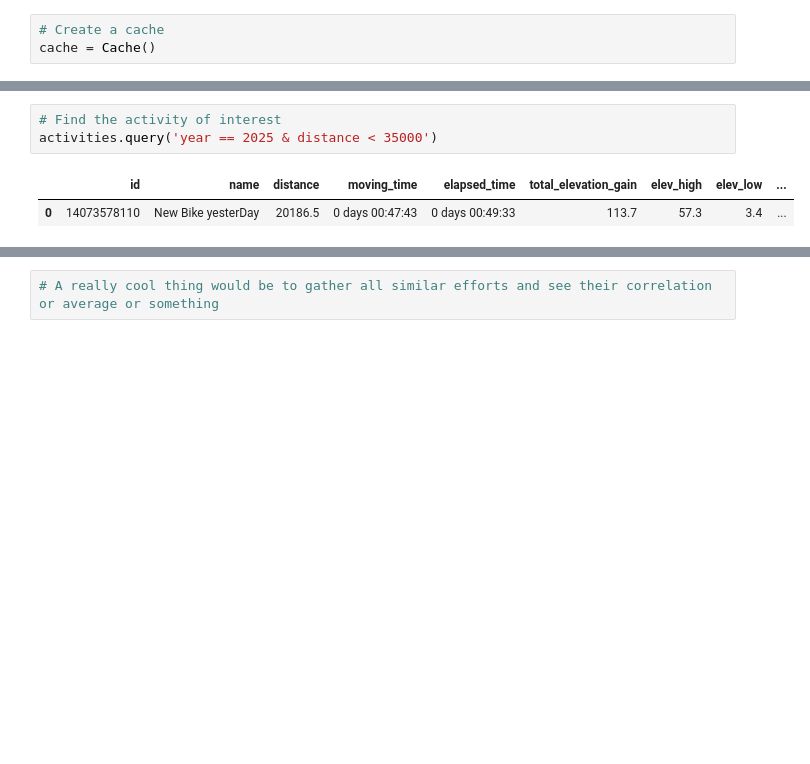
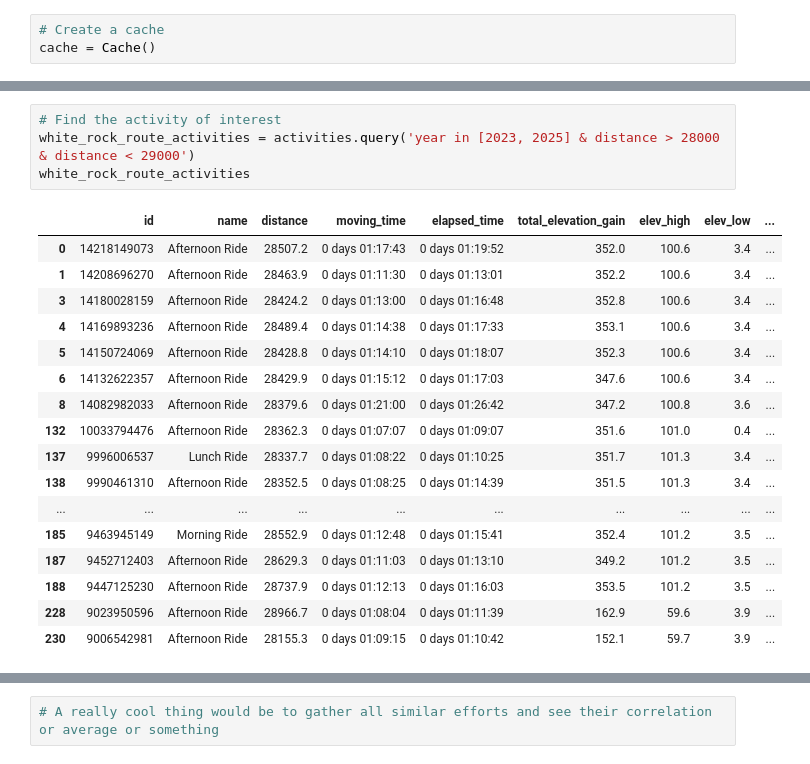
Before and after one commit to NWNHT/StravaPlotting, a Jupyter notebook: src/activity_view.ipynb, the cells around one changed output, grey strips where cells are left out. Cells and saved outputs as stored; diff of their text form; blank space fills up the shorter version.

Commit message:
explore comparing rides

```diff
--- a/src/activity_view.ipynb
+++ b/src/activity_view.ipynb
@@ -60,6 +59,22 @@ Beginning request of activities...
 # %%
 # Find the activity of interest
-activities.query('year == 2025 & distance < 35000')
+white_rock_route_activities = activities.query('year in [2023, 2025] & distance > 28000 & distance < 29000')
+white_rock_route_activities
 # %% [output]
 |  | id | name | distance | moving_time | elapsed_time | total_elevation_gain | elev_high | elev_low | ... |
-| 0 | 14073578110 | New Bike yesterDay | 20186.5 | 0 days 00:47:43 | 0 days 00:49:33 | 113.7 | 57.3 | 3.4 | ... |
+| 0 | 14218149073 | Afternoon Ride | 28507.2 | 0 days 01:17:43 | 0 days 01:19:52 | 352.0 | 100.6 | 3.4 | ... |
+| 1 | 14208696270 | Afternoon Ride | 28463.9 | 0 days 01:11:30 | 0 days 01:13:01 | 352.2 | 100.6 | 3.4 | ... |
+| 3 | 14180028159 | Afternoon Ride | 28424.2 | 0 days 01:13:00 | 0 days 01:16:48 | 352.8 | 100.6 | 3.4 | ... |
+| 4 | 14169893236 | Afternoon Ride | 28489.4 | 0 days 01:14:38 | 0 days 01:17:33 | 353.1 | 100.6 | 3.4 | ... |
+| 5 | 14150724069 | Afternoon Ride | 28428.8 | 0 days 01:14:10 | 0 days 01:18:07 | 352.3 | 100.6 | 3.4 | ... |
+| 6 | 14132622357 | Afternoon Ride | 28429.9 | 0 days 01:15:12 | 0 days 01:17:03 | 347.6 | 100.6 | 3.4 | ... |
+| 8 | 14082982033 | Afternoon Ride | 28379.6 | 0 days 01:21:00 | 0 days 01:26:42 | 347.2 | 100.8 | 3.6 | ... |
+| 132 | 10033794476 | Afternoon Ride | 28362.3 | 0 days 01:07:07 | 0 days 01:09:07 | 351.6 | 101.0 | 0.4 | ... |
+| 137 | 9996006537 | Lunch Ride | 28337.7 | 0 days 01:08:22 | 0 days 01:10:25 | 351.7 | 101.3 | 3.4 | ... |
+| 138 | 9990461310 | Afternoon Ride | 28352.5 | 0 days 01:08:25 | 0 days 01:14:39 | 351.5 | 101.3 | 3.4 | ... |
+| ... | ... | ... | ... | ... | ... | ... | ... | ... | ... |
+| 185 | 9463945149 | Morning Ride | 28552.9 | 0 days 01:12:48 | 0 days 01:15:41 | 352.4 | 101.2 | 3.5 | ... |
+| 187 | 9452712403 | Afternoon Ride | 28629.3 | 0 days 01:11:03 | 0 days 01:13:10 | 349.2 | 101.2 | 3.5 | ... |
+| 188 | 9447125230 | Afternoon Ride | 28737.9 | 0 days 01:12:13 | 0 days 01:16:03 | 353.5 | 101.2 | 3.5 | ... |
+| 228 | 9023950596 | Afternoon Ride | 28966.7 | 0 days 01:08:04 | 0 days 01:11:39 | 162.9 | 59.6 | 3.9 | ... |
+| 230 | 9006542981 | Afternoon Ride | 28155.3 | 0 days 01:09:15 | 0 days 01:10:42 | 152.1 | 59.7 | 3.9 | ... |
```
Also changed, not shown: parts of 8 cells of this notebook.
